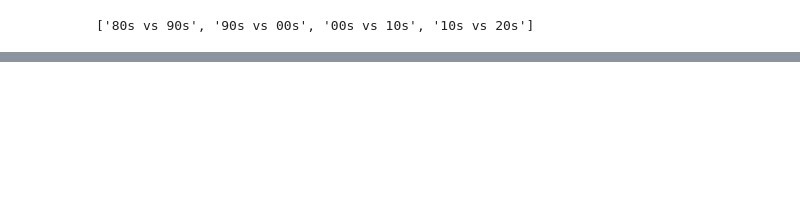
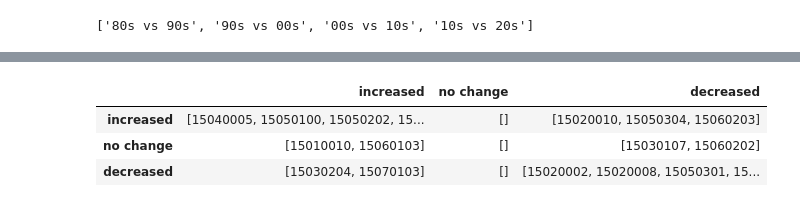
Before and after one commit to dtadych/Shallow_Groundwater_AZ, a Jupyter notebook: Code/FigureCreation/ComparingDTWNZF_Qualitative.ipynb, the cells around one changed output, grey strips where cells are left out. Drawn from its saved outputs; the diff is of its cells as text; code cells hidden in the pictures; blank space fills up the shorter version.

```diff
--- a/Code/FigureCreation/ComparingDTWNZF_Qualitative.ipynb
+++ b/Code/FigureCreation/ComparingDTWNZF_Qualitative.ipynb
@@ -306,0 +307,25 @@ classification.to_csv(outputpath+'/stream_dtw_classifciation_decades.csv')
+# %%
+# Create a dictionary to hold matrices for each decade
+matrix_dict = {}
+
+# Loop over each decade column
+for col in zero_flow_huc8.columns:
+    # Create the 3x3 matrix as nested dictionaries
+    matrix = {
+        'increased': {'increased': [], 'no change': [], 'decreased': []},
+        'no change': {'increased': [], 'no change': [], 'decreased': []},
+        'decreased': {'increased': [], 'no change': [], 'decreased': []}
+    }
+
+    # Loop through each HUC8
+    for huc in common_hucs:
+        zf_val = zero_flow_huc8.loc[huc, col]
+        dtw_val = dtw_df_filtered.loc[huc, col]
+
+        zf_cat = categorize_change(zf_val)
+        dtw_cat = categorize_change(dtw_val)
+
+        if zf_cat != 'no data' and dtw_cat != 'no data':
+            matrix[dtw_cat][zf_cat].append(huc)
+
+    matrix_dict[col] = matrix
@@ -306,0 +409,19 @@ classification.to_csv(outputpath+'/stream_dtw_classifciation_decades.csv')
+# %%
+def matrix_to_huc_df(matrix):
+    return pd.DataFrame({
+        zf_cat: {
+            dtw_cat: matrix[dtw_cat][zf_cat]
+            for dtw_cat in ['increased', 'no change', 'decreased']
+        }
+        for zf_cat in ['increased', 'no change', 'decreased']
+    }).T  # transpose so DTW is rows
+# %%
+# For a single decade
+huc_df = matrix_to_huc_df(matrix_dict['10s vs 20s'])
+# %%
+huc_df
+# %% [output]
+|  | increased | no change | decreased |
+| increased | [15040005, 15050100, 15050202, 15... | [] | [15020010, 15050304, 15060203] |
+| no change | [15010010, 15060103] | [] | [15030107, 15060202] |
+| decreased | [15030204, 15070103] | [] | [15020002, 15020008, 15050301, 15... |
```
Also changed, not shown: parts of 11 cells of this notebook, 4 other files.
